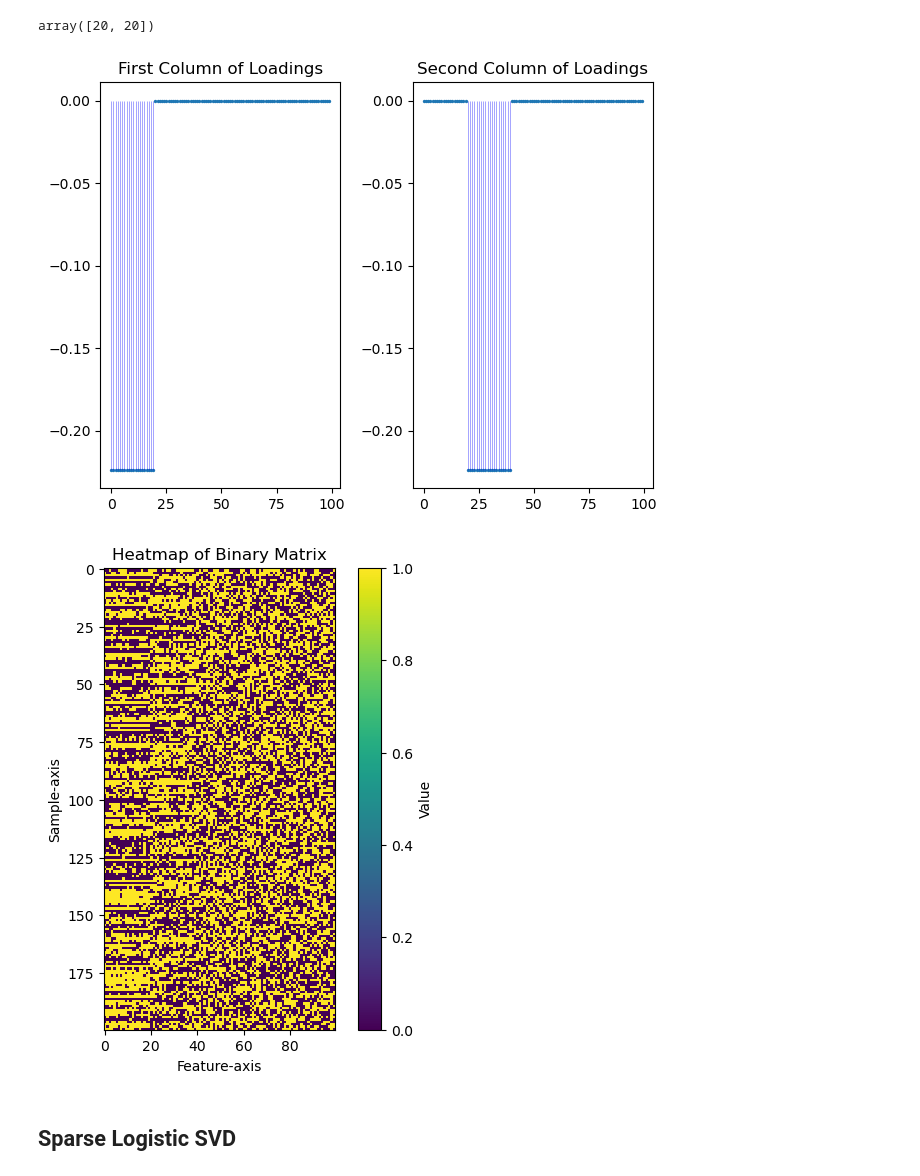
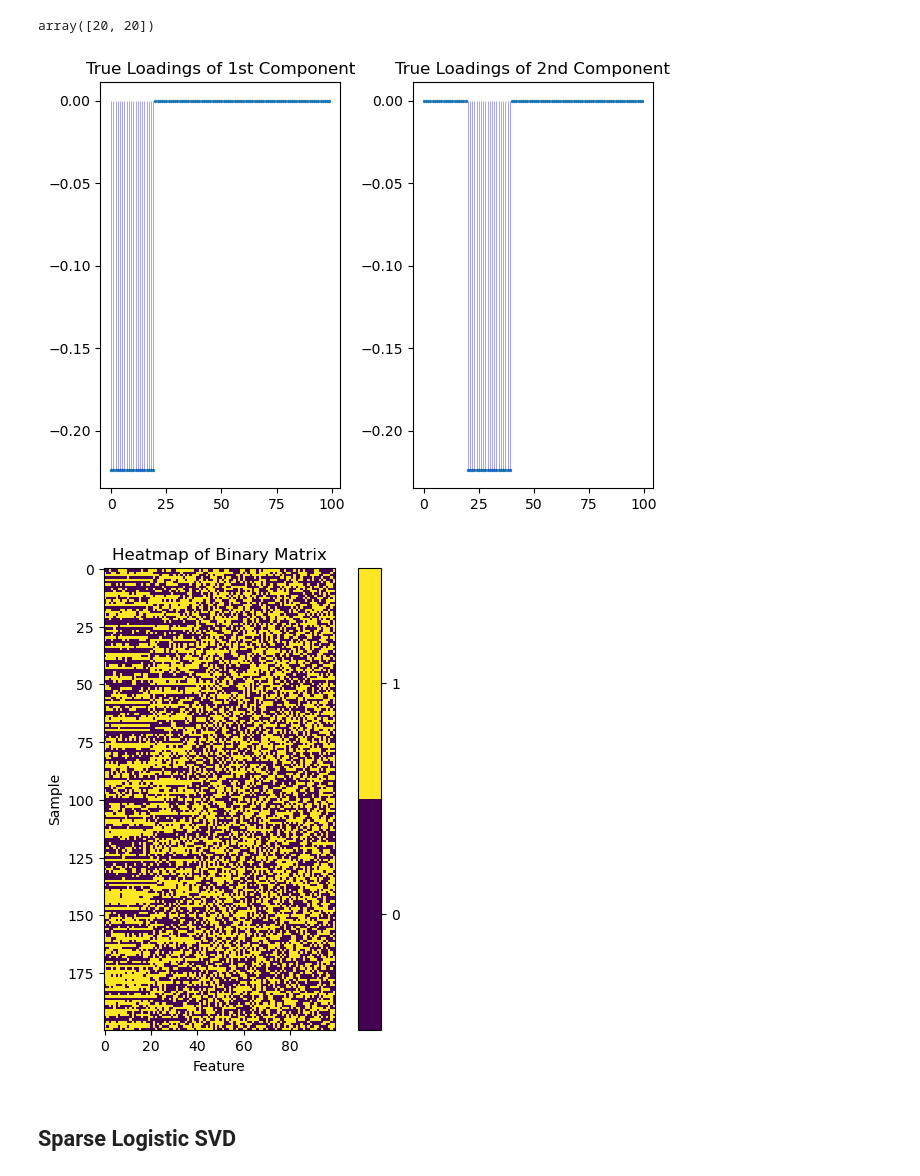
Before and after one commit to andyzhangstat/SLSVD, a Jupyter notebook: docs/example.ipynb, the cells around one changed output. Cells and saved outputs as stored; diff of their text form; code cells hidden in the pictures.

```diff
--- a/docs/example.ipynb
+++ b/docs/example.ipynb
@@ -51,32 +51,39 @@ plt.subplot(1, 2, 1)
 plt.scatter(range(len(loadings[:, 0])), loadings[:, 0], s=2)  # Adjust the size parameter
 for i, val in enumerate(loadings[:, 0]):
     plt.vlines(i, 0, val, color='blue', linestyle='-', alpha=0.5, linewidth=0.5)  # Adjust the line width
-plt.title('First Column of Loadings')
+plt.title('True Loadings of 1st Component')
 
 # Plotting the second column
 plt.subplot(1, 2, 2)
 plt.scatter(range(len(loadings[:, 1])), loadings[:, 1], s=2)  # Adjust the size parameter
 for i, val in enumerate(loadings[:, 1]):
     plt.vlines(i, 0, val, color='blue', linestyle='-', alpha=0.5, linewidth=0.5)  # Adjust the line width
-plt.title('Second Column of Loadings')
+plt.title('True Loadings of 2nd Component')
 
 plt.tight_layout()
 plt.show()
 # %% [output]
-[figure, old version]
+[figure, new version]
 # %%
-#import matplotlib.pyplot as plt
 
-# Plot heatmap
 plt.figure(figsize=(6, 6))
-plt.imshow(bin_mat, cmap='viridis', interpolation='nearest')
-plt.colorbar(label='Value')
+# Custom color map with two colors for two values
+cmap = plt.cm.get_cmap('viridis', 2)
+
+
+
+plt.imshow(bin_mat, cmap=cmap, interpolation='nearest')
+
+# Set color bar ticks and labels
+cbar = plt.colorbar(ticks=[0.25, 0.75])
+cbar.ax.set_yticklabels(['0', '1'])
+
 plt.title('Heatmap of Binary Matrix')
-plt.xlabel('Feature-axis')
-plt.ylabel('Sample-axis')
+plt.xlabel('Feature')
+plt.ylabel('Sample')
 plt.show()
 # %% [output]
-[figure, old version]
+[figure, new version]
 # %% [markdown]
 ## Sparse Logistic SVD
 # %%
```
Also changed, not shown: parts of 25 cells of this notebook, 2 other files.
